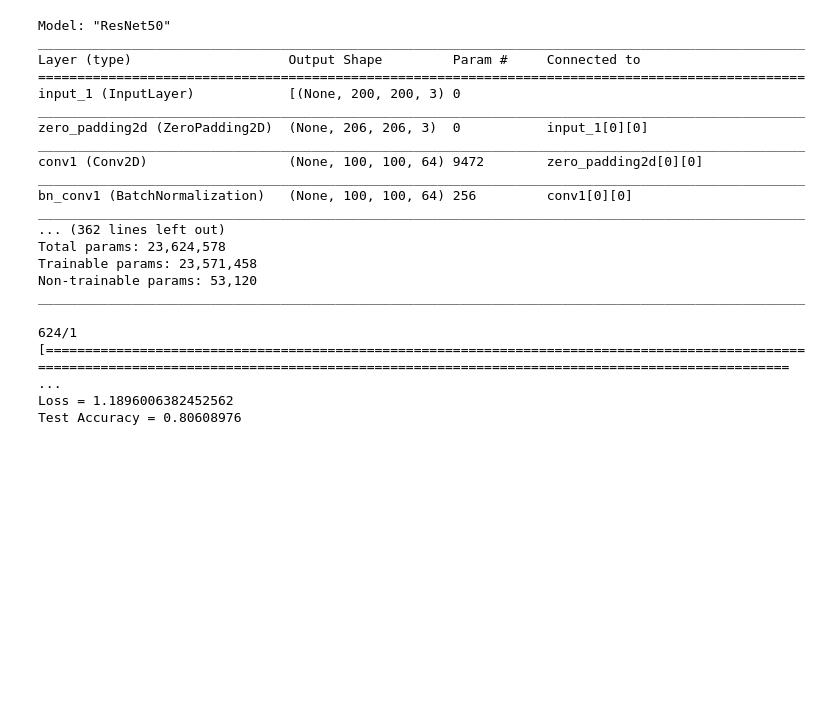
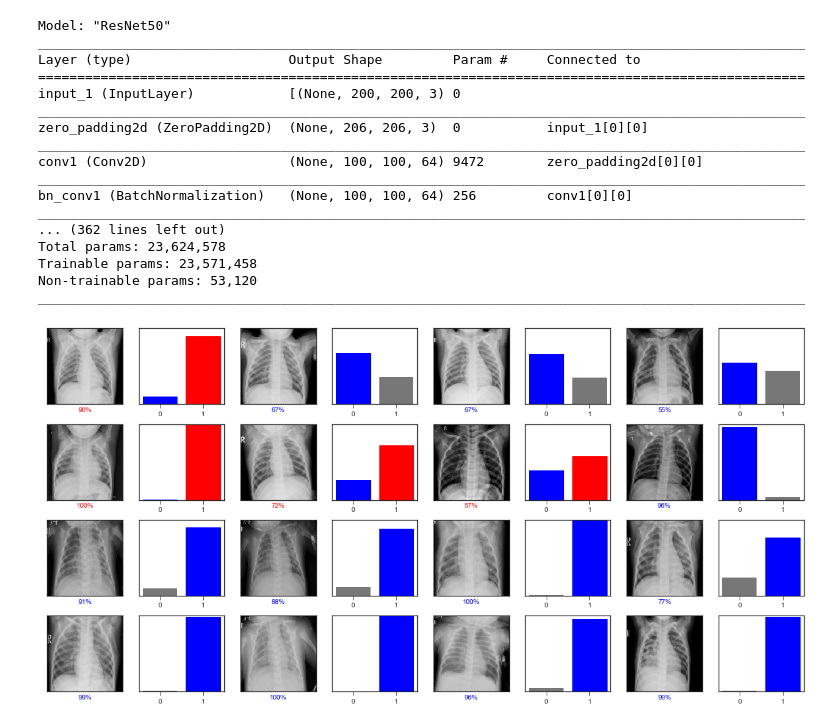
Before and after one commit to delrisu/ResNet50-PNEUMONIA, a Jupyter notebook: pneumonia_detection.ipynb, the cells around one changed output. Saved outputs shown, nothing was run; the diff lists cells and outputs as text; code cells hidden in the pictures; blank space fills up the shorter version.

```diff
--- a/pneumonia_detection.ipynb
+++ b/pneumonia_detection.ipynb
@@ -245,6 +311,9 @@ lr_reduce = ReduceLROnPlateau(monitor='val_accuracy', factor=0.1, min_delta=0.00
 
 filepath="weights.hdf5"
 checkpoint = ModelCheckpoint(filepath, monitor='val_accuracy', verbose=1, save_best_only=True, mode='max')
+
+filepath2="weights2.hdf5"
+checkpoint2 = ModelCheckpoint(filepath2, monitor='val_accuracy', verbose=1, save_best_only=True, mode='max')
 # %%
 #history = model.fit(X_train, y_train, validation_data = (X_test , y_test), callbacks=[lr_reduce,checkpoint],
 #          epochs=12)
@@ -271,0 +341,4 @@ Epoch 00025: val_accuracy did not improve from 0.80609
+# %%
+
+#model2.compile(optimizer='adam', loss='categorical_crossentropy', metrics=['accuracy'])
+history2 = model2.fit(X_train, y_train,validation_data = (X_test , y_test), epochs = 15 ,callbacks=[checkpoint2])
@@ -272,7 +363,9 @@ Epoch 00025: val_accuracy did not improve from 0.80609
 # %%
 model.load_weights('weights.hdf5')
+model2.load_weights('weights2.hdf5')
 
 predictions = model.predict(X_val)
+predictions2 = model2.predict(X_val)
 # %%
 def plot_image(i, predictions_array, true_label, img):
     predictions_array, true_label, img = predictions_array, true_label[i], img[i]
@@ -358,11 +462,19 @@ Total params: 23,624,578
 Trainable params: 23,571,458
 Non-trainable params: 53,120
 __________________________________________________________________________________________________
-# %%
-preds = model.evaluate(X_test, y_test)
-print ("Loss = " + str(preds[0]))
-print ("Test Accuracy = " + str(preds[1]))
-# %% [output]
-624/1 [================================================================================================================================================================================================= ...
-Loss = 1.1896006382452562
-Test Accuracy = 0.80608976
+# %%
+# Plot the first X test images, their predicted labels, and the true labels.
+# Color correct predictions in blue and incorrect predictions in red.
+num_rows = 4
+num_cols = 4
+num_images = num_rows*num_cols
+plt.figure(figsize=(2*2*num_cols, 2*num_rows))
+for i in range(num_images):
+    plt.subplot(num_rows, 2*num_cols, 2*i+1)
+    plot_image(i, predictions2[i], Y_val, X_val)
+    plt.subplot(num_rows, 2*num_cols, 2*i+2)
+    plot_value_array(i, predictions2[i], Y_val)
+plt.tight_layout()
+plt.show()
+# %% [output]
+[figure, added]
```
Also changed, not shown: parts of 10 cells of this notebook.
